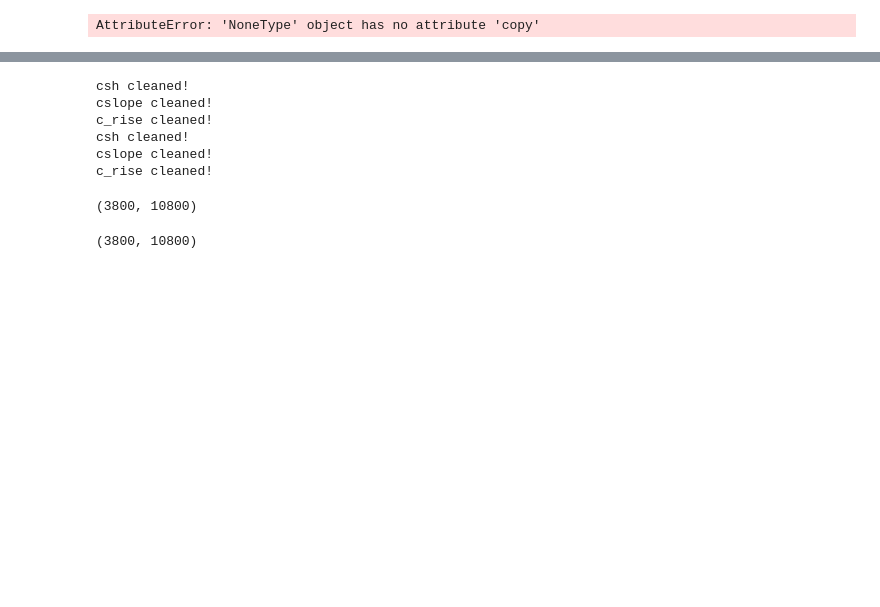
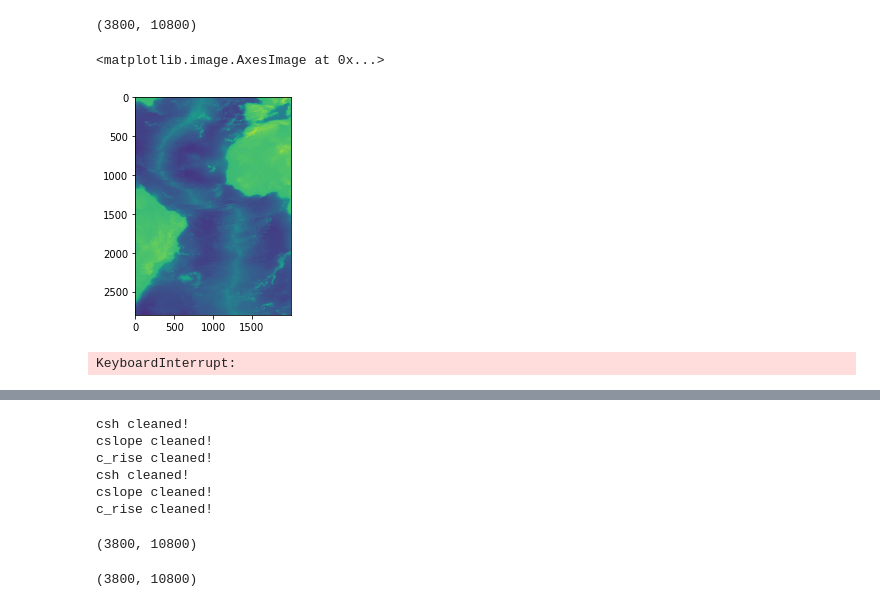
Before and after one commit to nico5655/OceanPSC, a Jupyter notebook: classification.ipynb, the cells around one changed output, grey strips where cells are left out. Drawn from its saved outputs; the diff is of its cells as text; code cells hidden in the pictures; blank space fills up the shorter version.

```diff
--- a/classification.ipynb
+++ b/classification.ipynb
@@ -32,6 +32,17 @@ NameError: name 'importlib' is not defined
-# %%
-ab=c.interRsl.copy()
-# %% [output]
-AttributeError: 'NoneType' object has no attribute 'copy'
 # %%
 dem=c.default_dem()
+# %%
+dem.shape
+# %% [output]
+(3800, 10800)
+# %%
+dem=d.DEM(dem.elevation[500:-500,1000:3000])
+# %%
+plt.imshow(dem.elevation)
+# %% [output]
+<matplotlib.image.AxesImage at 0x...>
+[figure, added]
+# %%
+rs=dem.classify_area(2)
+# %% [output]
+KeyboardInterrupt:
```
Also changed, not shown: parts of 21 cells of this notebook, 48 other files.
